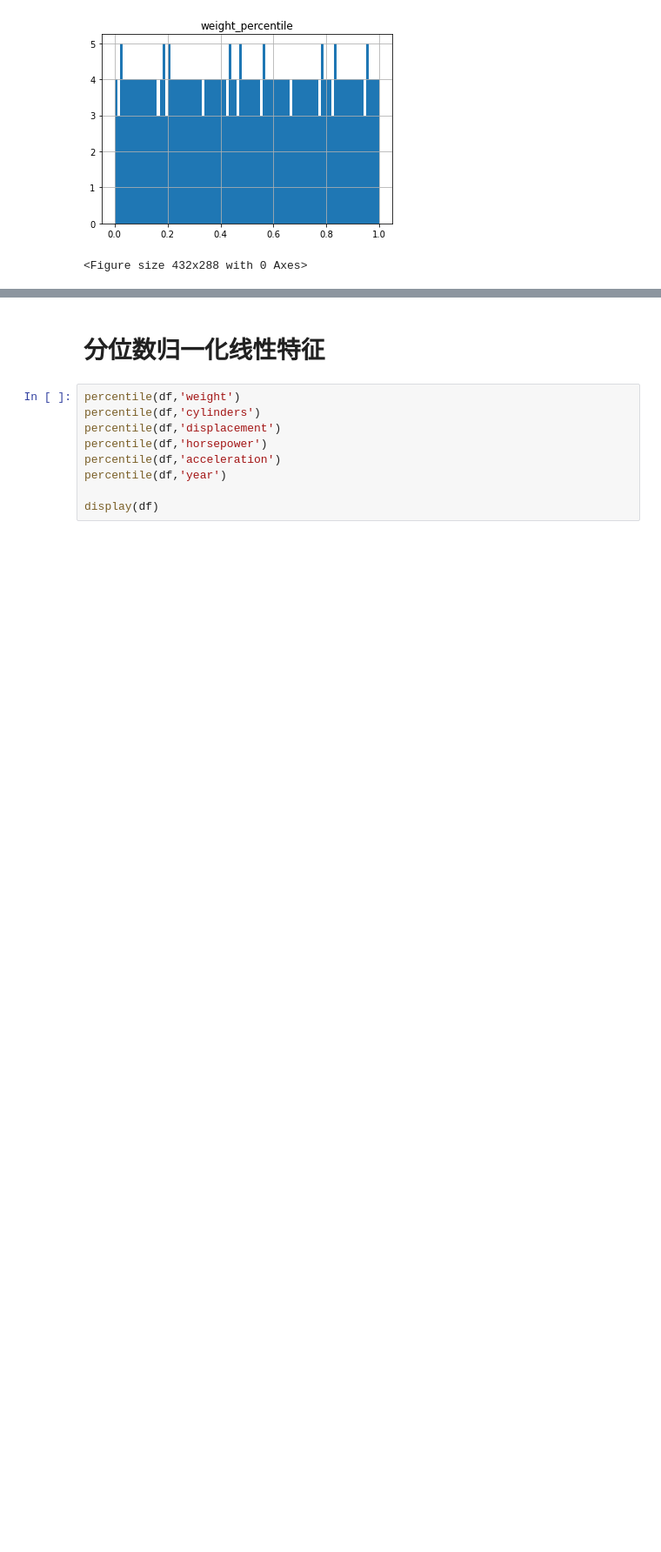
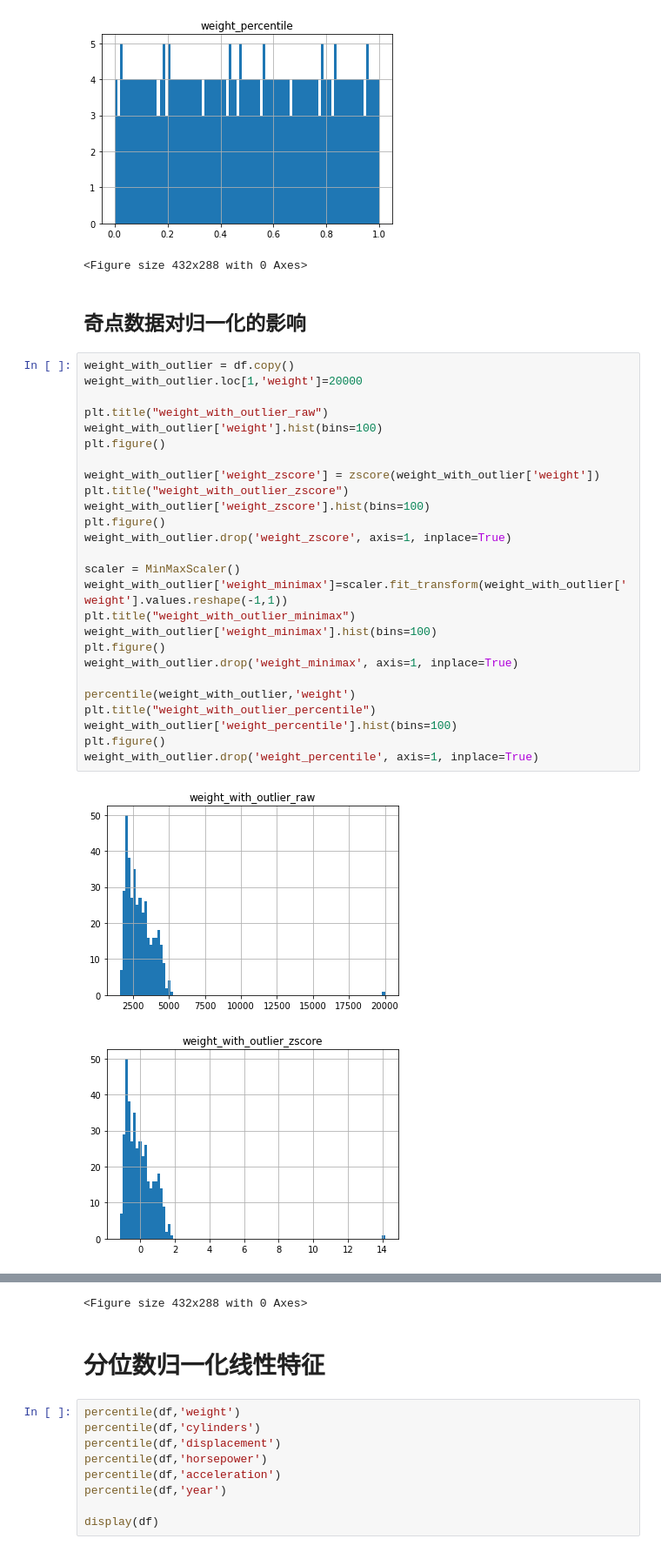
Before and after one commit to rg-boy/FeatureEngineering, a Jupyter notebook: Demo/feature_engineering_auto_mpg.ipynb, the cells around one changed output, grey strips where cells are left out. Shown at 87% size. Drawn from its saved outputs; the diff is of its cells as text; blank space fills up the shorter version.

```diff
--- a/Demo/feature_engineering_auto_mpg.ipynb
+++ b/Demo/feature_engineering_auto_mpg.ipynb
@@ -92,3 +95,34 @@ df.drop('weight_percentile', axis=1, inplace=True)
 [figure]
 [figure]
 <Figure size 432x288 with 0 Axes>
+# %% [markdown]
+## 奇点数据对归一化的影响
+# %%
+weight_with_outlier = df.copy()
+weight_with_outlier.loc[1,'weight']=20000
+
+plt.title("weight_with_outlier_raw")
+weight_with_outlier['weight'].hist(bins=100)
+plt.figure()
+
+weight_with_outlier['weight_zscore'] = zscore(weight_with_outlier['weight'])
+plt.title("weight_with_outlier_zscore")
+weight_with_outlier['weight_zscore'].hist(bins=100)
+plt.figure()
+weight_with_outlier.drop('weight_zscore', axis=1, inplace=True)
+
+scaler = MinMaxScaler()
+weight_with_outlier['weight_minimax']=scaler.fit_transform(weight_with_outlier['weight'].values.reshape(-1,1))
+plt.title("weight_with_outlier_minimax")
+weight_with_outlier['weight_minimax'].hist(bins=100)
+plt.figure()
+weight_with_outlier.drop('weight_minimax', axis=1, inplace=True)
+
+percentile(weight_with_outlier,'weight')
+plt.title("weight_with_outlier_percentile")
+weight_with_outlier['weight_percentile'].hist(bins=100)
+plt.figure()
+weight_with_outlier.drop('weight_percentile', axis=1, inplace=True)
+# %% [output]
+[figure, added]
+[figure, added]
@@ -95,3 +131,4 @@ df.drop('weight_percentile', axis=1, inplace=True)
+<Figure size 432x288 with 0 Axes>
 # %% [markdown]
 # 分位数归一化线性特征
 # %%
```
Also changed, not shown: parts of 22 cells of this notebook, 1 other file.
